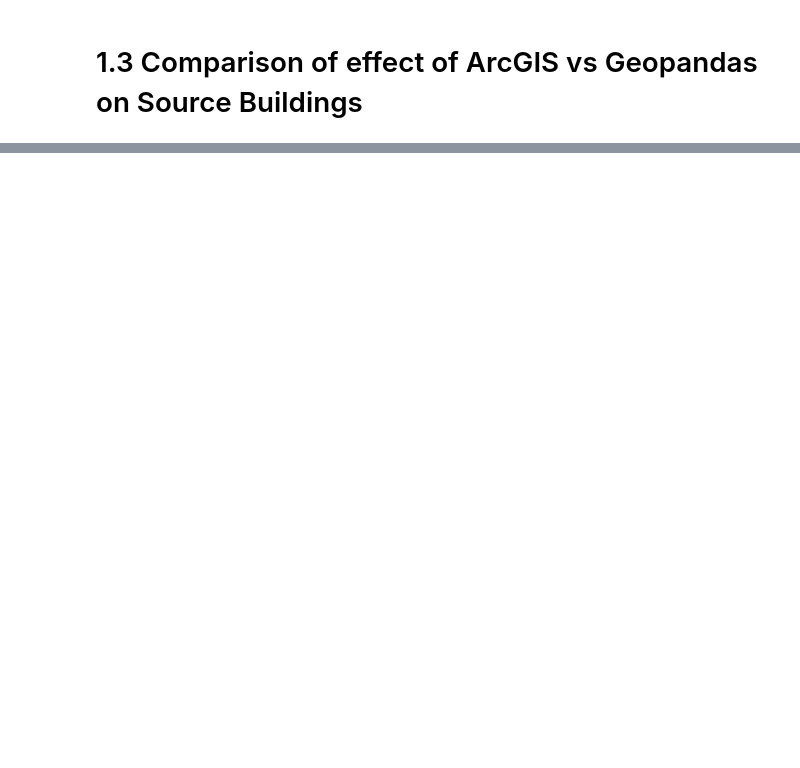
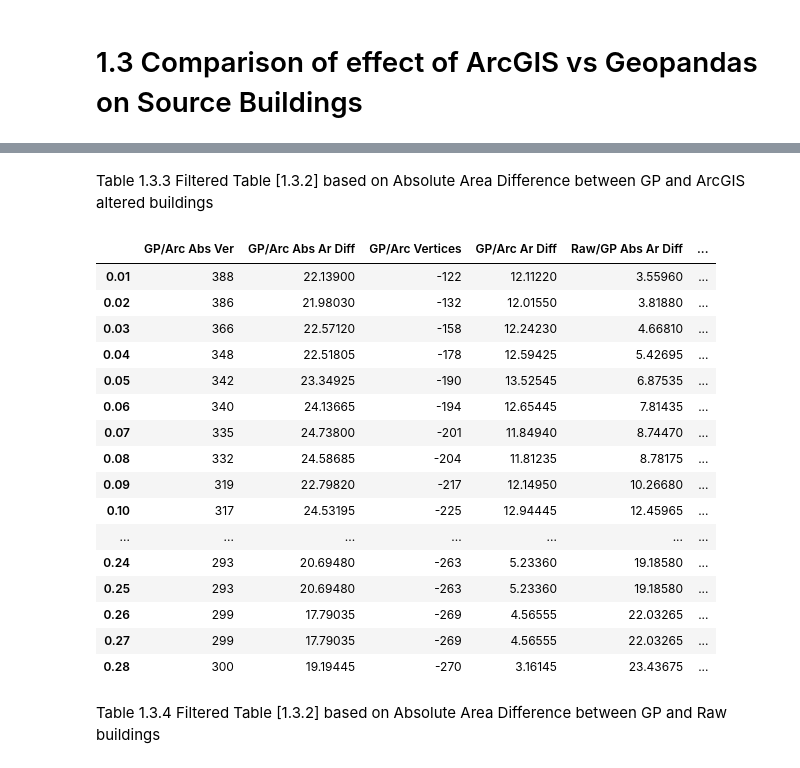
Before and after one commit to timtroendle/mc-cimo-notebooks, a Jupyter notebook: Replacing ArcGIS with Geopandas (Michael's Report).ipynb, the cells around one changed output, grey strips where cells are left out. Drawn from its saved outputs; the diff is of its cells as text; code cells hidden in the pictures; blank space fills up the shorter version.

```diff
--- a/Replacing ArcGIS with Geopandas (Michael's Report).ipynb
+++ b/Replacing ArcGIS with Geopandas (Michael's Report).ipynb
@@ -428,0 +416,25 @@ Below is the code to generate a dataframe to see the difference in
+# %% [markdown]
+Table 1.3.3 Filtered Table [1.3.2] based on Absolute Area Difference between GP and ArcGIS altered buildings
+# %%
+#You may play around with filtering the data.
+filter_data (full_comparison, 'Raw/GP Abs Ar Diff', 24, 0)
+# %% [output]
+|  | GP/Arc Abs Ver | GP/Arc Abs Ar Diff | GP/Arc Vertices | GP/Arc Ar Diff | Raw/GP Abs Ar Diff | ... |
+| 0.01 | 388 | 22.13900 | -122 | 12.11220 | 3.55960 | ... |
+| 0.02 | 386 | 21.98030 | -132 | 12.01550 | 3.81880 | ... |
+| 0.03 | 366 | 22.57120 | -158 | 12.24230 | 4.66810 | ... |
+| 0.04 | 348 | 22.51805 | -178 | 12.59425 | 5.42695 | ... |
+| 0.05 | 342 | 23.34925 | -190 | 13.52545 | 6.87535 | ... |
+| 0.06 | 340 | 24.13665 | -194 | 12.65445 | 7.81435 | ... |
+| 0.07 | 335 | 24.73800 | -201 | 11.84940 | 8.74470 | ... |
+| 0.08 | 332 | 24.58685 | -204 | 11.81235 | 8.78175 | ... |
+| 0.09 | 319 | 22.79820 | -217 | 12.14950 | 10.26680 | ... |
+| 0.10 | 317 | 24.53195 | -225 | 12.94445 | 12.45965 | ... |
+| ... | ... | ... | ... | ... | ... | ... |
+| 0.24 | 293 | 20.69480 | -263 | 5.23360 | 19.18580 | ... |
+| 0.25 | 293 | 20.69480 | -263 | 5.23360 | 19.18580 | ... |
+| 0.26 | 299 | 17.79035 | -269 | 4.56555 | 22.03265 | ... |
+| 0.27 | 299 | 17.79035 | -269 | 4.56555 | 22.03265 | ... |
+| 0.28 | 300 | 19.19445 | -270 | 3.16145 | 23.43675 | ... |
+# %% [markdown]
+Table 1.3.4 Filtered Table [1.3.2] based on Absolute Area Difference between GP and Raw buildings
```
Also changed, not shown: parts of 112 cells of this notebook.
